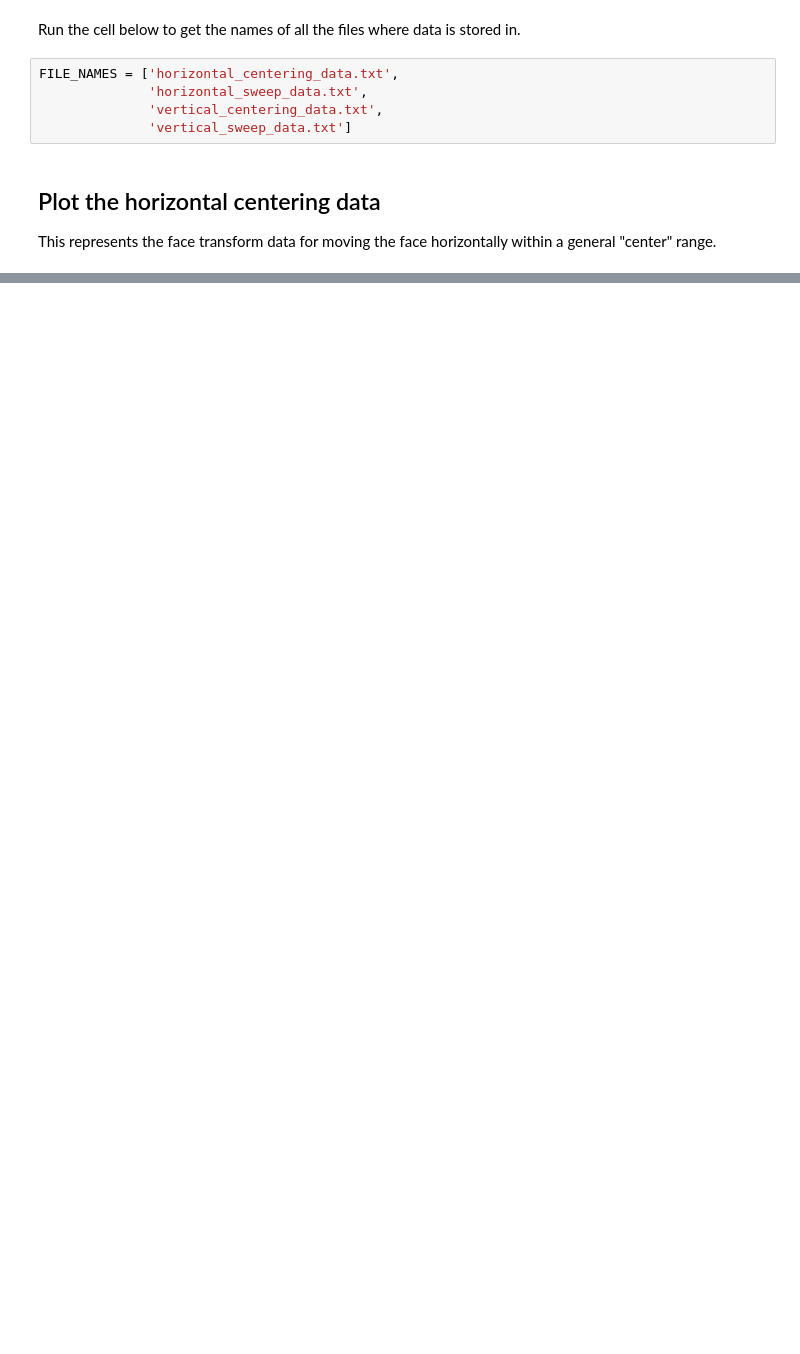
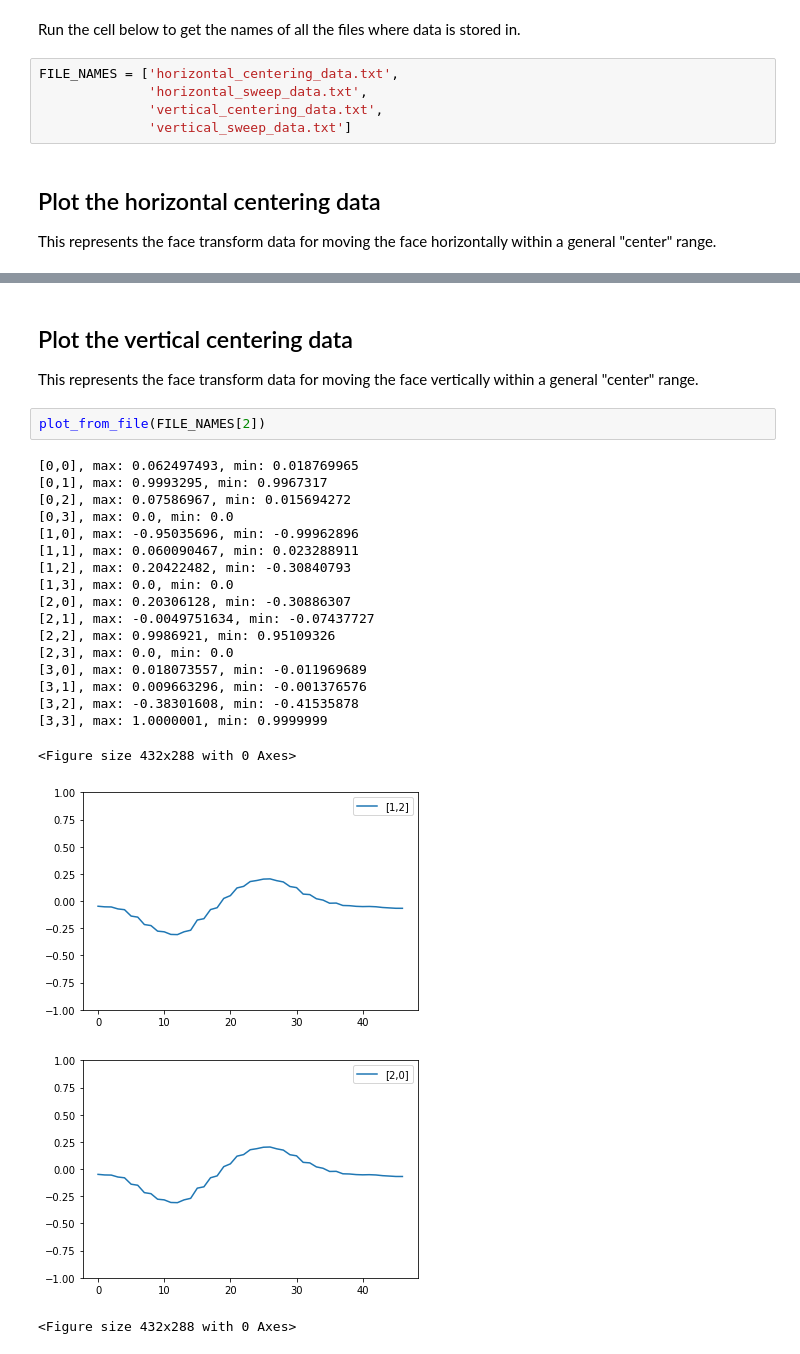
Before and after one commit to ljiang09/Makeup-Guide-Python, a Jupyter notebook: transform_data_records.ipynb, the cells around one changed output, grey strips where cells are left out. Saved outputs shown, nothing was run; the diff lists cells and outputs as text; blank space fills up the shorter version.

Commit message:
fix: print range data for all plots of all ranges
before, the print statement only ran when the range was larger than the specified tolerance

now, it prints out all of the ranges that are available

```diff
--- a/transform_data_records.ipynb
+++ b/transform_data_records.ipynb
@@ -58,0 +80,27 @@ plot_from_file(FILE_NAMES[0])
+# %% [markdown]
+## Plot the vertical centering data
+
+This represents the face transform data for moving the face vertically within a general "center" range.
+# %%
+plot_from_file(FILE_NAMES[2])
+# %% [output]
+[0,0], max: 0.062497493, min: 0.018769965
+[0,1], max: 0.9993295, min: 0.9967317
+[0,2], max: 0.07586967, min: 0.015694272
+[0,3], max: 0.0, min: 0.0
+[1,0], max: -0.95035696, min: -0.99962896
+[1,1], max: 0.060090467, min: 0.023288911
+[1,2], max: 0.20422482, min: -0.30840793
+[1,3], max: 0.0, min: 0.0
+[2,0], max: 0.20306128, min: -0.30886307
+[2,1], max: -0.0049751634, min: -0.07437727
+[2,2], max: 0.9986921, min: 0.95109326
+[2,3], max: 0.0, min: 0.0
+[3,0], max: 0.018073557, min: -0.011969689
+[3,1], max: 0.009663296, min: -0.001376576
+[3,2], max: -0.38301608, min: -0.41535878
+[3,3], max: 1.0000001, min: 0.9999999
+<Figure size 432x288 with 0 Axes>
+[figure, added]
+[figure, added]
+<Figure size 432x288 with 0 Axes>
```
Also changed, not shown: parts of 4 cells of this notebook, 1 other file.
